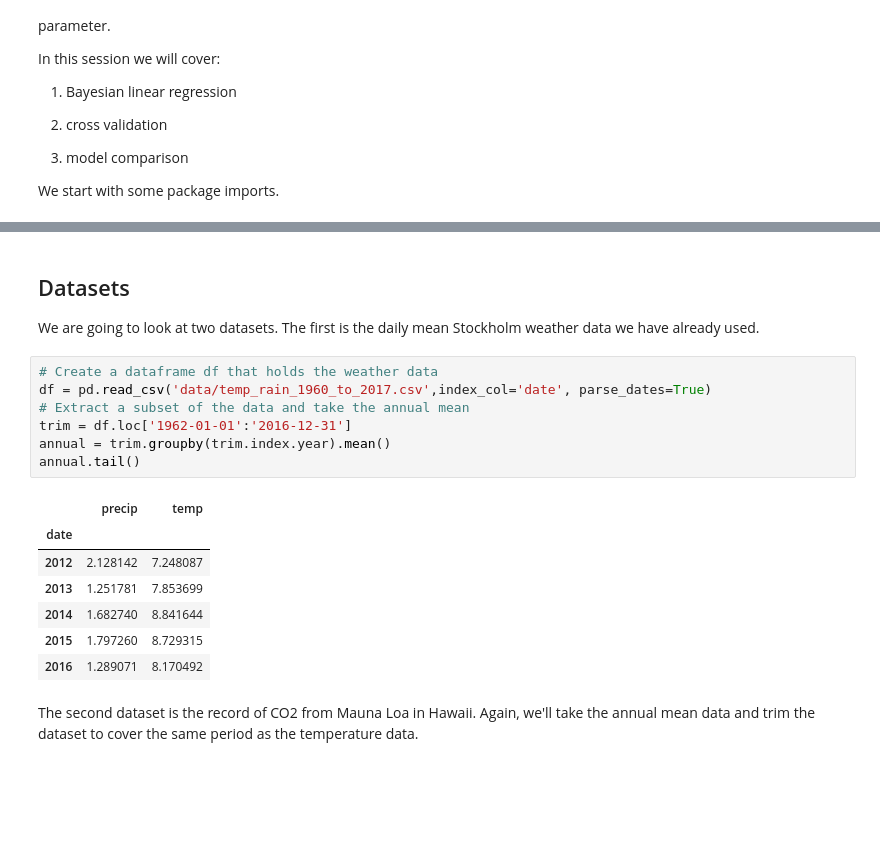
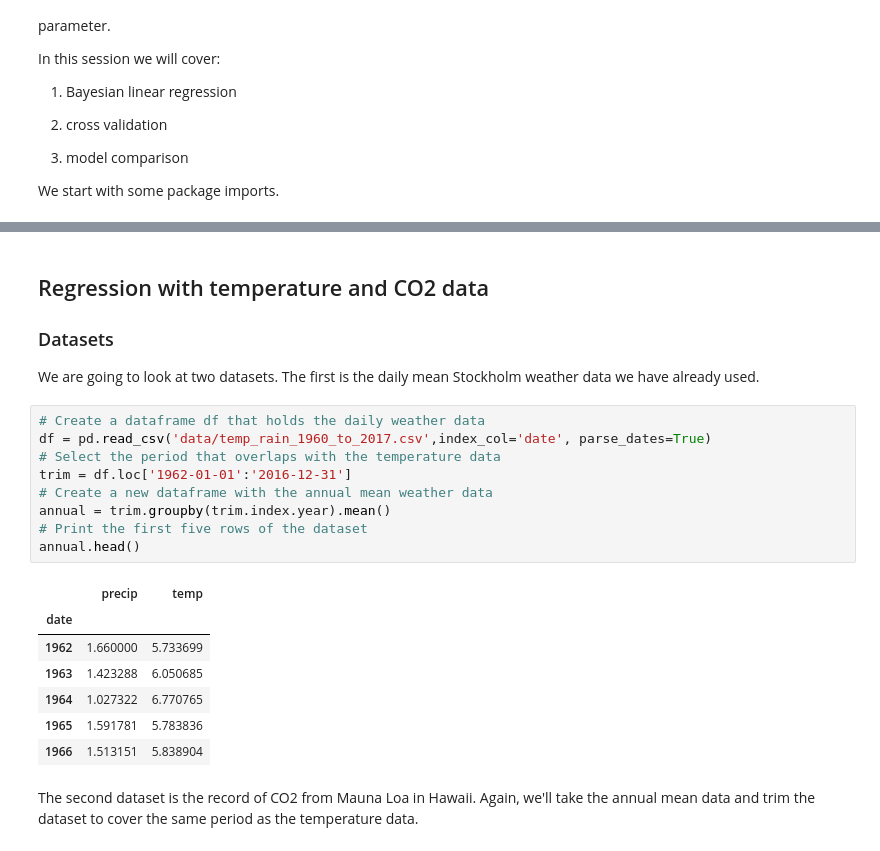
Before and after one commit to braaannigan/bayesian_intro, a Jupyter notebook: _03_regression.ipynb, the cells around one changed output, grey strips where cells are left out. Drawn from its saved outputs; the diff is of its cells as text; blank space fills up the shorter version.

```diff
--- a/_03_regression.ipynb
+++ b/_03_regression.ipynb
@@ -40,22 +205,26 @@ hv.notebook_extension('bokeh')
 # %% [markdown]
-## Datasets
+## Regression with temperature and CO2 data
+
+### Datasets
 
 We are going to look at two datasets.  The first is the daily mean Stockholm weather data we have already used.
 # %%
-# Create a dataframe df that holds the weather data
+# Create a dataframe df that holds the daily weather data
 df = pd.read_csv('data/temp_rain_1960_to_2017.csv',index_col='date', parse_dates=True)
-# Extract a subset of the data and take the annual mean
+# Select the period that overlaps with the temperature data
 trim = df.loc['1962-01-01':'2016-12-31']
+# Create a new dataframe with the annual mean weather data
 annual = trim.groupby(trim.index.year).mean()
-annual.tail()
+# Print the first five rows of the dataset
+annual.head()
 # %% [output]
 |  | precip | temp |
 | date |  |  |
-| 2012 | 2.128142 | 7.248087 |
-| 2013 | 1.251781 | 7.853699 |
-| 2014 | 1.682740 | 8.841644 |
-| 2015 | 1.797260 | 8.729315 |
-| 2016 | 1.289071 | 8.170492 |
+| 1962 | 1.660000 | 5.733699 |
+| 1963 | 1.423288 | 6.050685 |
+| 1964 | 1.027322 | 6.770765 |
+| 1965 | 1.591781 | 5.783836 |
+| 1966 | 1.513151 | 5.838904 |
 # %% [markdown]
 The second dataset is the record of CO2 from Mauna Loa in Hawaii.  Again, we'll take the annual mean data and trim the dataset to cover the same period as the temperature data.
 # %%
```
Also changed, not shown: parts of 30 cells of this notebook, 1 other file.
